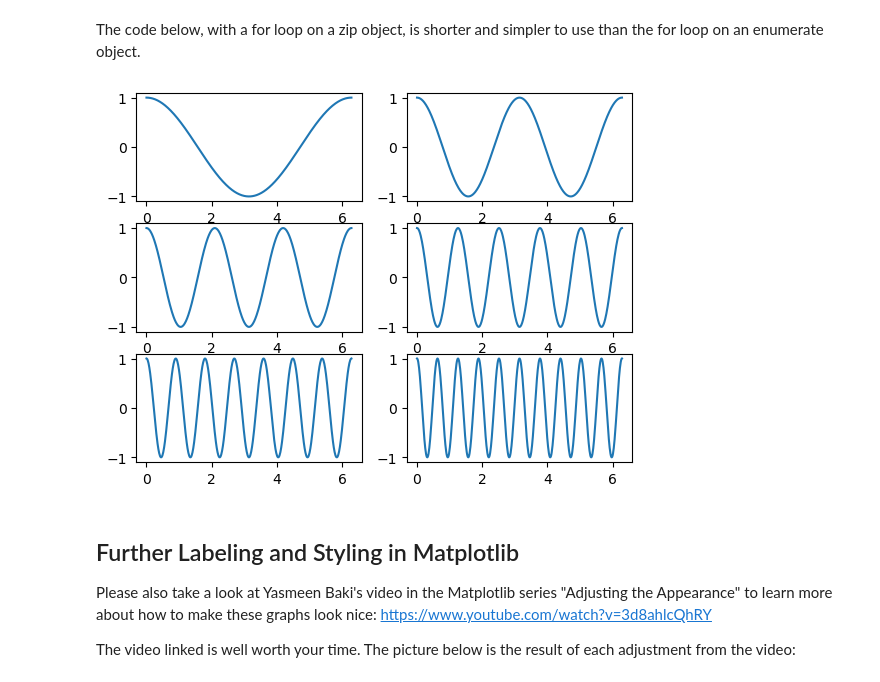
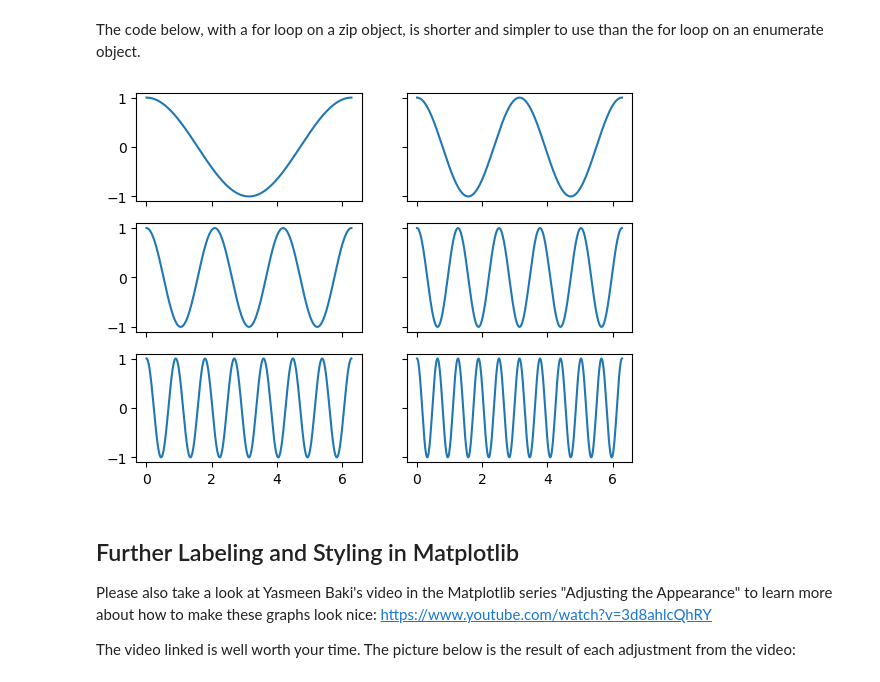
Before and after one commit to smithla-math/Math9-Quarterly, a Jupyter notebook: _sources/lectures/lec22_plotting.ipynb, the cells around one changed output. Cells and saved outputs as stored; diff of their text form; code cells hidden in the pictures.

```diff
--- a/_sources/lectures/lec22_plotting.ipynb
+++ b/_sources/lectures/lec22_plotting.ipynb
@@ -7,7 +7,8 @@ import matplotlib.pyplot as plt
 ## State-based method, for only one plot
 # %%
 x = np.linspace(0, 2*np.pi, 100)
-plt.plot(x, np.cos(x));  # use plt.plot for one plot
+y = np.cos(x)
+plt.plot(x, y);  # use plt.plot for one plot
 # %% [output]
 [figure]
 # %% [markdown]
@@ -102,3 +96,0 @@ k_list
-# %%
-for i, k in enumerate(k_list):
-    print(f"i = {i} corresponds to k = {k}")
@@ -112,9 +96,0 @@ i = 5 corresponds to k = 10
-# %%
-fig, axs = plt.subplots(3, 2)
-axs_flat = axs.reshape(-1)
-
-for i, k in enumerate(k_list):
-    ax = axs_flat[i]
-    f = lambda x: np.cos(k * x)
-    y = f(x)
-    ax.plot(x,y);
@@ -151,15 +125,15 @@ list(zip(a_list, a_list, b_list, b_list, b_list, b_list, b_list, b_list))
 # %% [markdown]
 The code below, with a for loop on a zip object, is shorter and simpler to use than the for loop on an enumerate object.
 # %%
-fig, axs = plt.subplots(3, 2)
+fig, axs = plt.subplots(3, 2, sharex = True, sharey = True)
 axs_flat = axs.reshape(-1)
 
 for k, ax in zip(k_list, axs_flat):
     f = lambda x: np.cos(k * x)
     y = f(x)
     ax.plot(x,y);
 # %% [output]
-[figure, old version]
+[figure, new version]
 # %% [markdown]
 ## Further Labeling and Styling in Matplotlib
 
```
Also changed, not shown: parts of 12 cells of this notebook, 11 other files.
